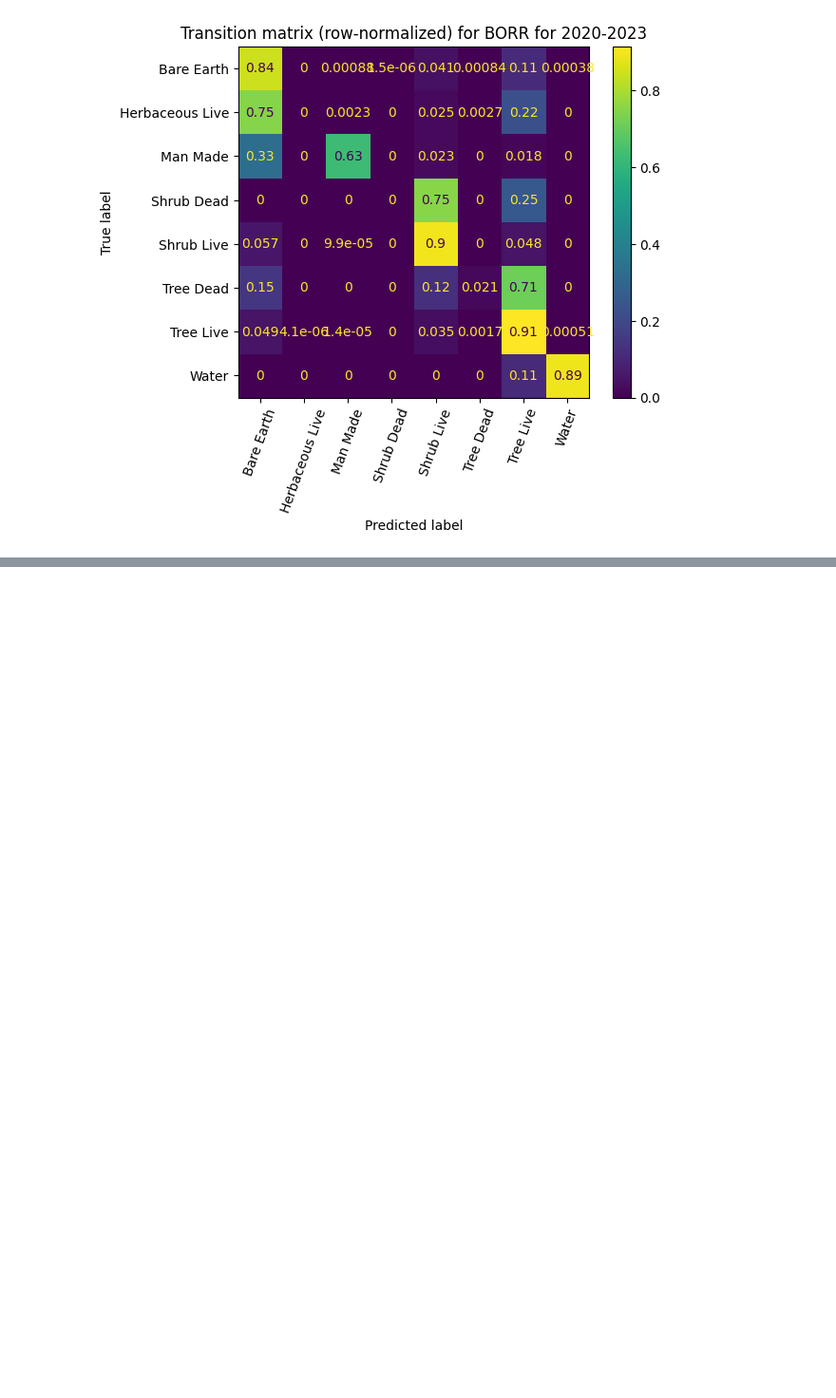
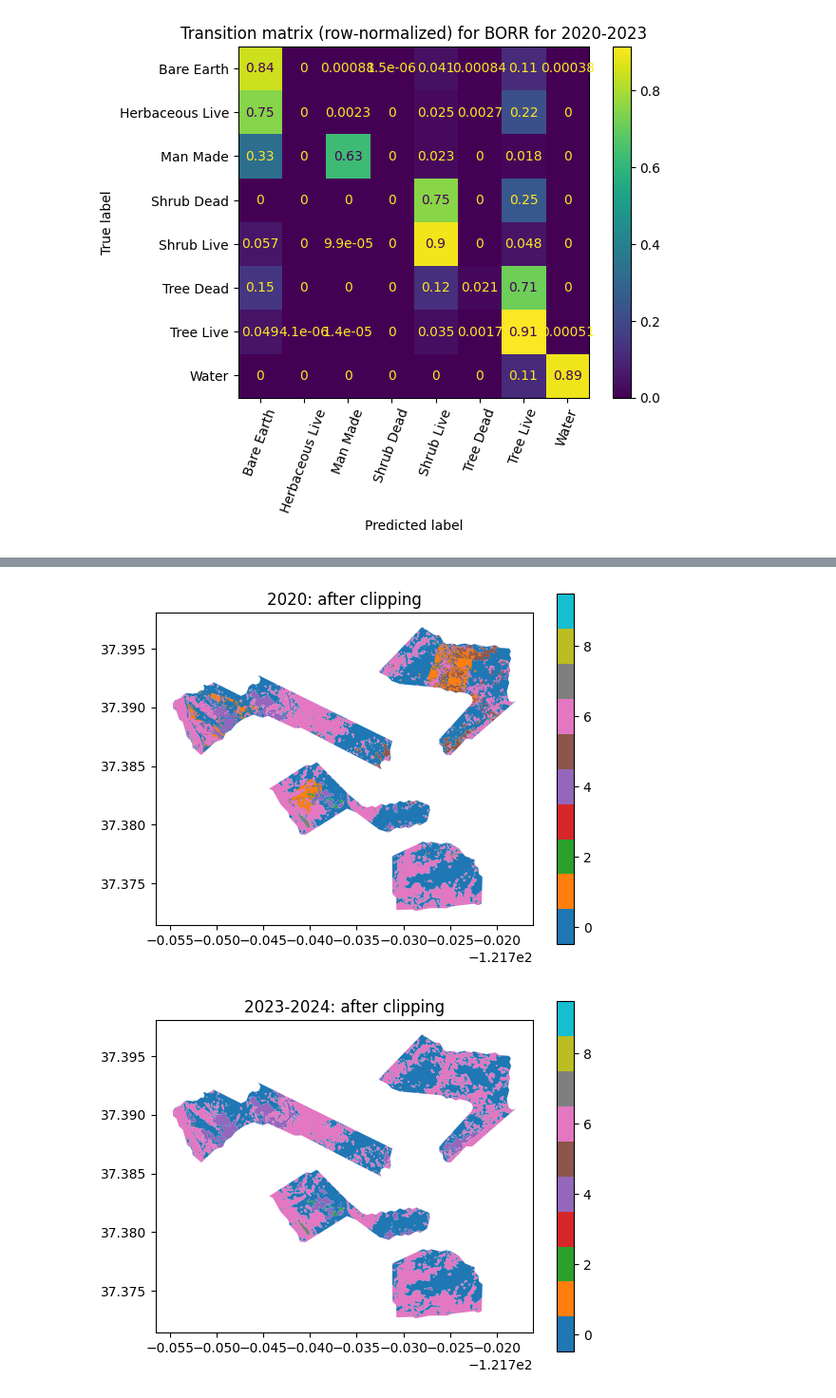
Before and after one commit to focal-lab/ucnrs-experiments, a Jupyter notebook: code/cover_change.ipynb, the cells around one changed output, grey strips where cells are left out. Shown at 95% size. Drawn from its saved outputs; the diff is of its cells as text; code cells hidden in the pictures; blank space fills up the shorter version.

```diff
--- a/code/cover_change.ipynb
+++ b/code/cover_change.ipynb
@@ -251,0 +280,6 @@ if standardized_2023 is not None and standardized_2024 is not None:
+# %%
+standardized_2020 = compute_standardized(preds_2020, shared_region, reserve=RESERVE, year="2020", ensure_nonoverlapping=ENSURE_NONOVERLAPPING)
+standardized_2023_2024 = compute_standardized(preds_2023_2024, shared_region, reserve=RESERVE, year="2023-2024", ensure_nonoverlapping=ENSURE_NONOVERLAPPING)
+# %% [output]
+[figure, added]
+[figure, added]
```
Also changed, not shown: parts of 7 cells of this notebook.
